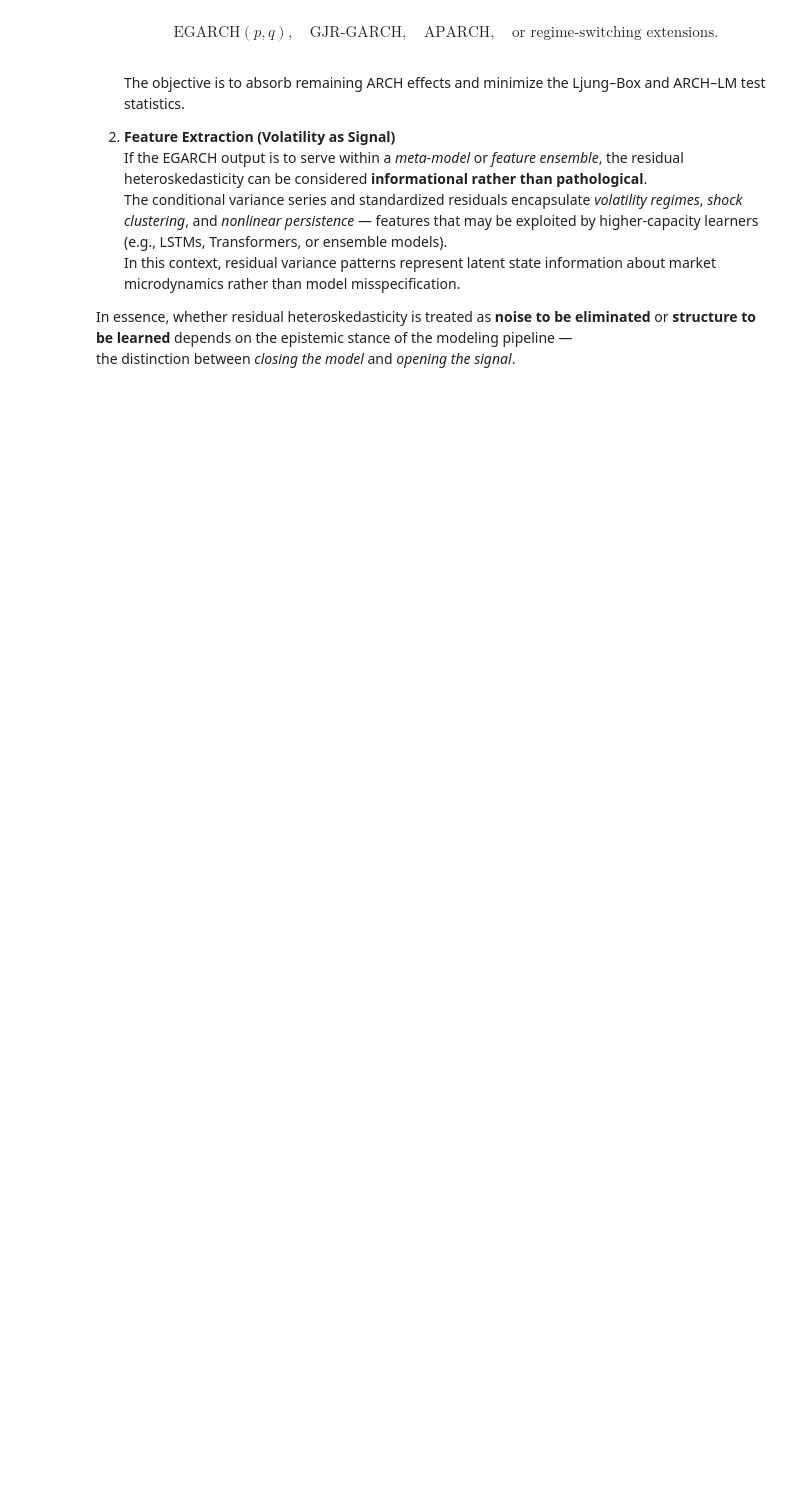
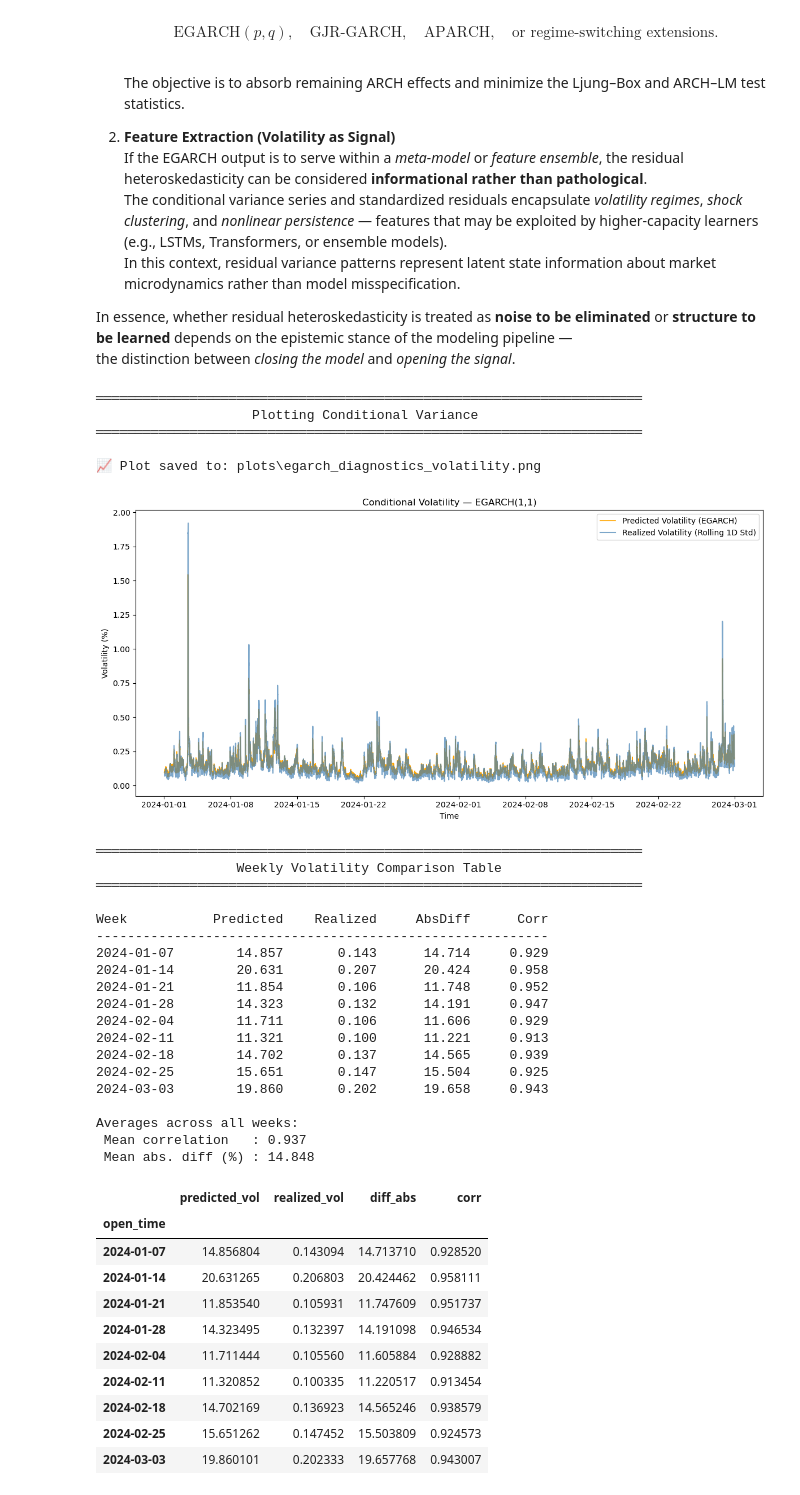
Before and after one commit to n00b0dyy/data-science, a Jupyter notebook: projects/ETH-volitality-fotecasting/notebooks/04_EGARCH_Diagnostics.ipynb, the cells around one changed output. Cells and saved outputs as stored; diff of their text form; code cells hidden in the pictures; blank space fills up the shorter version.

```diff
--- a/projects/ETH-volitality-fotecasting/notebooks/04_EGARCH_Diagnostics.ipynb
+++ b/projects/ETH-volitality-fotecasting/notebooks/04_EGARCH_Diagnostics.ipynb
@@ -197,3 +197,50 @@ At this stage, the analytical trajectory bifurcates depending on the modeling ob
 
 In essence, whether residual heteroskedasticity is treated as **noise to be eliminated** or **structure to be learned** depends on the epistemic stance of the modeling pipeline —
 the distinction between *closing the model* and *opening the signal*.
+# %%
+# === Plot conditional variance (model vs realized) ===
+plot_conditional_variance(
+    res,
+    df,
+    save_path=os.path.join(PLOTS_DIR, "egarch_diagnostics_volatility.png")
+)
+
+# === Weekly volatility comparison ===
+weekly_volatility_comparison(res, df)
+# %% [output]
+══════════════════════════════════════════════════════════════════════
+                    Plotting Conditional Variance
+══════════════════════════════════════════════════════════════════════
+
+📈 Plot saved to: plots\egarch_diagnostics_volatility.png
+[figure, added]
+══════════════════════════════════════════════════════════════════════
+                  Weekly Volatility Comparison Table
+══════════════════════════════════════════════════════════════════════
+
+Week           Predicted    Realized     AbsDiff      Corr
+----------------------------------------------------------
+2024-01-07        14.857       0.143      14.714     0.929
+2024-01-14        20.631       0.207      20.424     0.958
+2024-01-21        11.854       0.106      11.748     0.952
+2024-01-28        14.323       0.132      14.191     0.947
+2024-02-04        11.711       0.106      11.606     0.929
+2024-02-11        11.321       0.100      11.221     0.913
+2024-02-18        14.702       0.137      14.565     0.939
+2024-02-25        15.651       0.147      15.504     0.925
+2024-03-03        19.860       0.202      19.658     0.943
+
+Averages across all weeks:
+ Mean correlation   : 0.937
+ Mean abs. diff (%) : 14.848
+|  | predicted_vol | realized_vol | diff_abs | corr |
+| open_time |  |  |  |  |
+| 2024-01-07 | 14.856804 | 0.143094 | 14.713710 | 0.928520 |
+| 2024-01-14 | 20.631265 | 0.206803 | 20.424462 | 0.958111 |
+| 2024-01-21 | 11.853540 | 0.105931 | 11.747609 | 0.951737 |
+| 2024-01-28 | 14.323495 | 0.132397 | 14.191098 | 0.946534 |
+| 2024-02-04 | 11.711444 | 0.105560 | 11.605884 | 0.928882 |
+| 2024-02-11 | 11.320852 | 0.100335 | 11.220517 | 0.913454 |
+| 2024-02-18 | 14.702169 | 0.136923 | 14.565246 | 0.938579 |
+| 2024-02-25 | 15.651262 | 0.147452 | 15.503809 | 0.924573 |
+| 2024-03-03 | 19.860101 | 0.202333 | 19.657768 | 0.943007 |
```
Also changed, not shown: parts of 2 cells of this notebook, 1 other file.
